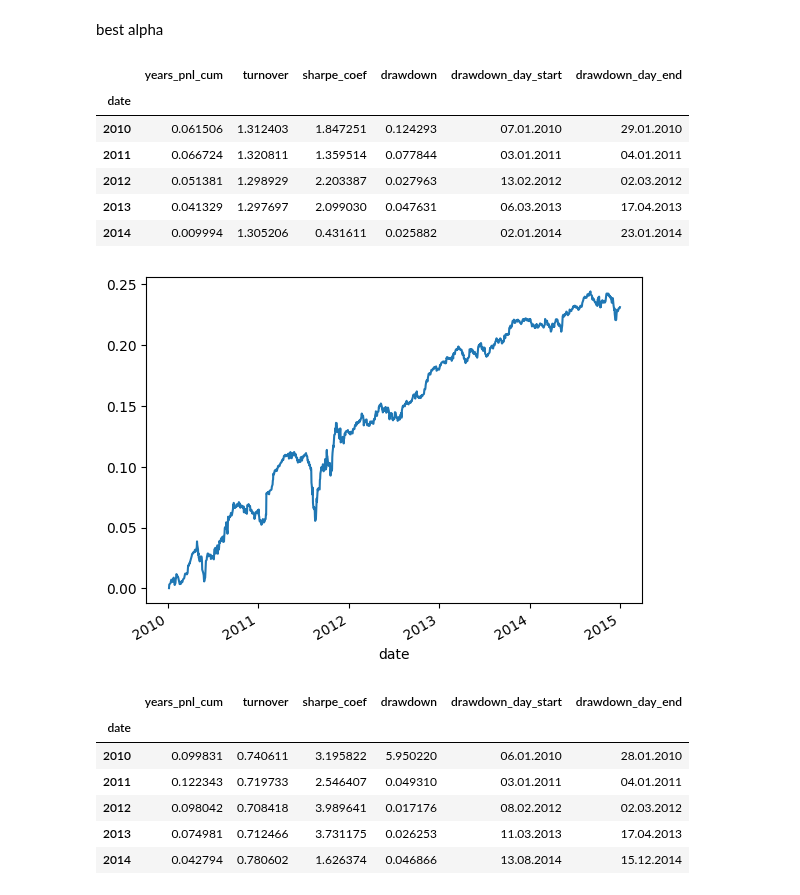
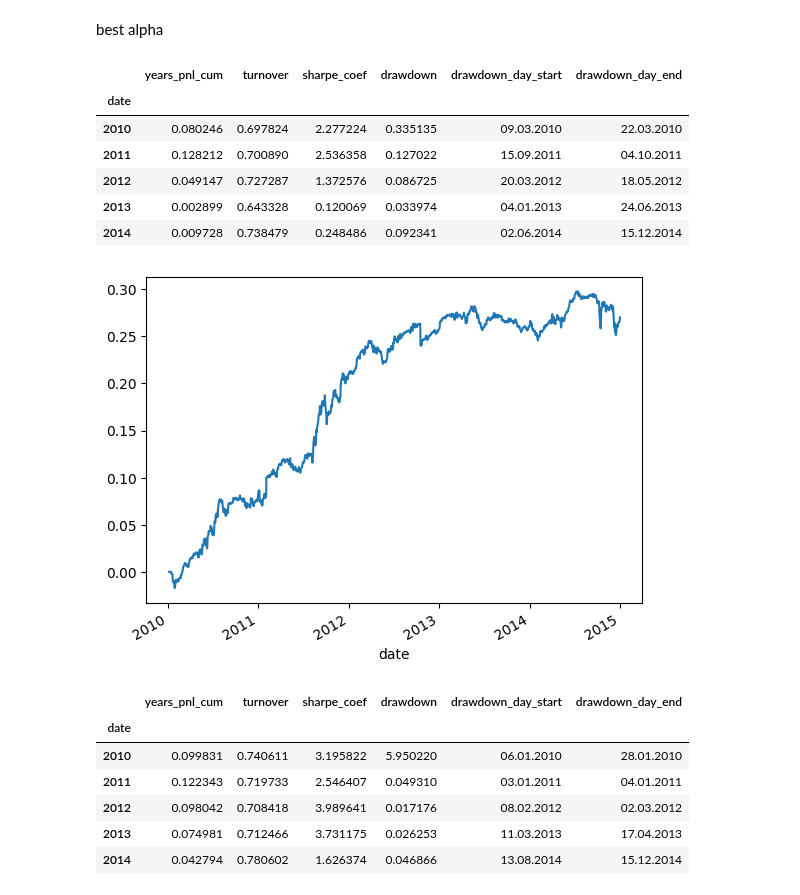
Before and after one commit to ChingisBadmaev/sirius_university, a Jupyter notebook: finding_alphas/task_list_2/main.ipynb, the cells around one changed output. Drawn from its saved outputs; the diff is of its cells as text; code cells hidden in the pictures.

```diff
--- a/finding_alphas/task_list_2/main.ipynb
+++ b/finding_alphas/task_list_2/main.ipynb
@@ -425,8 +532,8 @@ alpha_stats(data_returns, algh_high_minus_law_over_close(data_close=data_close,
 $$ kernel(d) = {close(d) - low(d) \over high(d) - low(d)} $$
 # %%
 def algh_close_minus_low_over_high_minus_low(n=1, data_close=0, data_open=0, data_high=0, data_low=0, volume=0,cut_middle_coef=0, cut_outliers_coef=0, ranking=False, decaying=False, decay_d=0, decay_k=0):
-    kernel = (data_close - data_low) / (data_high - data_low)
-    alpha = - kernel
+    kernel = (data_close.shift(n) - data_low) / (data_high - data_low)
+    alpha = kernel
     if decaying == True:
         alpha = get_decay_alpha(alpha, decay_d, decay_k)
     if ranking ==True:
@@ -438,16 +556,16 @@ def algh_close_minus_low_over_high_minus_low(n=1, data_close=0, data_open=0, dat
 # %% [markdown]
 best alpha
 # %%
-alpha_stats(data_returns, algh_close_minus_low_over_high_minus_low(data_close=data_close, data_open=data_open, data_high=data_high, data_low=data_low, cut_middle_coef=0.01, cut_outliers_coef=0.01, ranking=False, decaying=False))
+alpha_stats(data_returns, algh_close_minus_low_over_high_minus_low(n=7, data_close=data_close, data_open=data_open, data_high=data_high, data_low=data_low, cut_middle_coef=0.01, cut_outliers_coef=0.01, ranking=False, decaying=False))
 # %% [output]
 |  | years_pnl_cum | turnover | sharpe_coef | drawdown | drawdown_day_start | drawdown_day_end |
 | date |  |  |  |  |  |  |
-| 2010 | 0.061506 | 1.312403 | 1.847251 | 0.124293 | 07.01.2010 | 29.01.2010 |
-| 2011 | 0.066724 | 1.320811 | 1.359514 | 0.077844 | 03.01.2011 | 04.01.2011 |
-| 2012 | 0.051381 | 1.298929 | 2.203387 | 0.027963 | 13.02.2012 | 02.03.2012 |
-| 2013 | 0.041329 | 1.297697 | 2.099030 | 0.047631 | 06.03.2013 | 17.04.2013 |
-| 2014 | 0.009994 | 1.305206 | 0.431611 | 0.025882 | 02.01.2014 | 23.01.2014 |
+| 2010 | 0.080246 | 0.697824 | 2.277224 | 0.335135 | 09.03.2010 | 22.03.2010 |
+| 2011 | 0.128212 | 0.700890 | 2.536358 | 0.127022 | 15.09.2011 | 04.10.2011 |
+| 2012 | 0.049147 | 0.727287 | 1.372576 | 0.086725 | 20.03.2012 | 18.05.2012 |
+| 2013 | 0.002899 | 0.643328 | 0.120069 | 0.033974 | 04.01.2013 | 24.06.2013 |
+| 2014 | 0.009728 | 0.738479 | 0.248486 | 0.092341 | 02.06.2014 | 15.12.2014 |
-[figure, old version]
+[figure, new version]
 # %%
 alpha_stats(data_returns, algh_close_minus_low_over_high_minus_low(data_close=data_close, data_open=data_open, data_high=data_high, data_low=data_low, cut_middle_coef=0.01, cut_outliers_coef=0.01, ranking=False, decaying=True, decay_d=10, decay_k=5))
 # %% [output]
```
Also changed, not shown: parts of 45 cells of this notebook.
